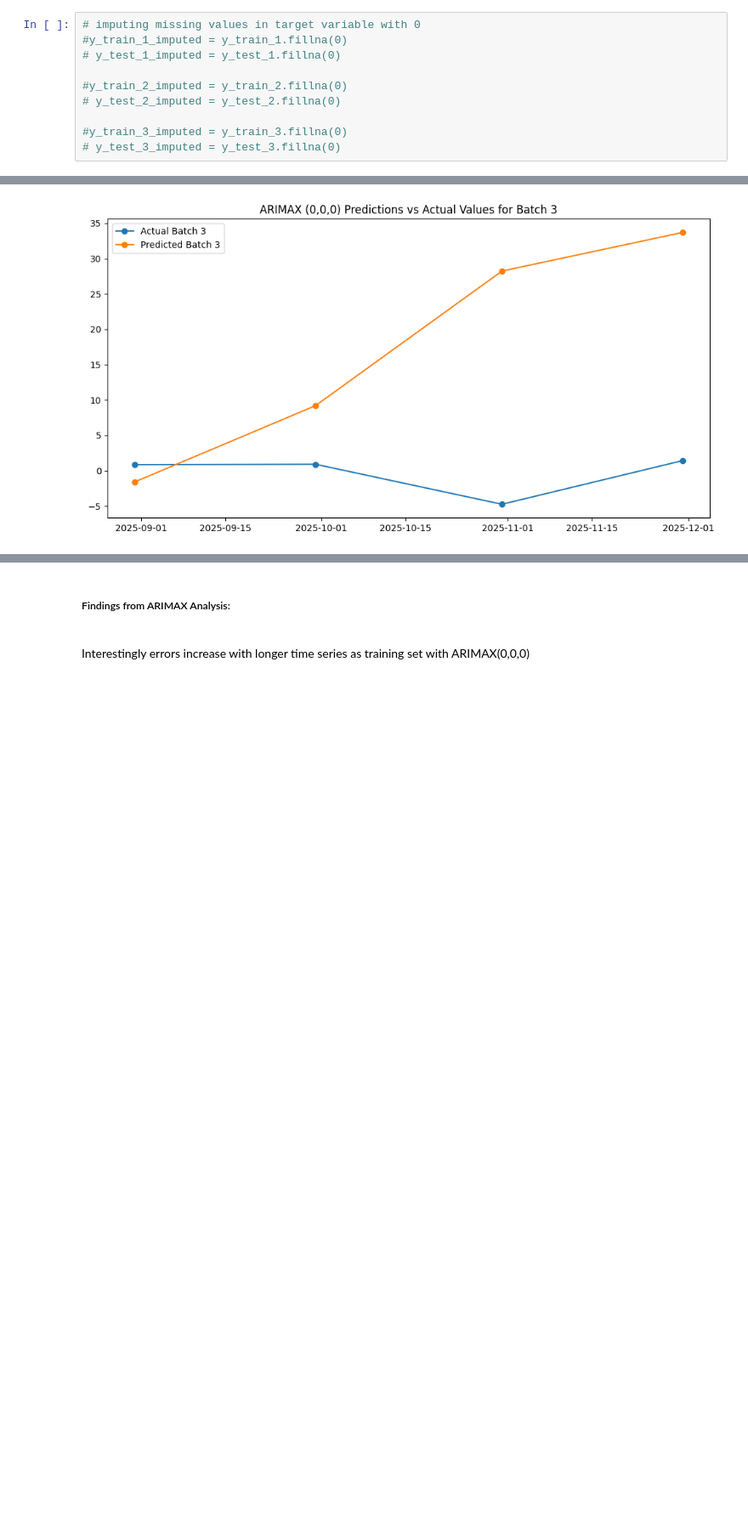
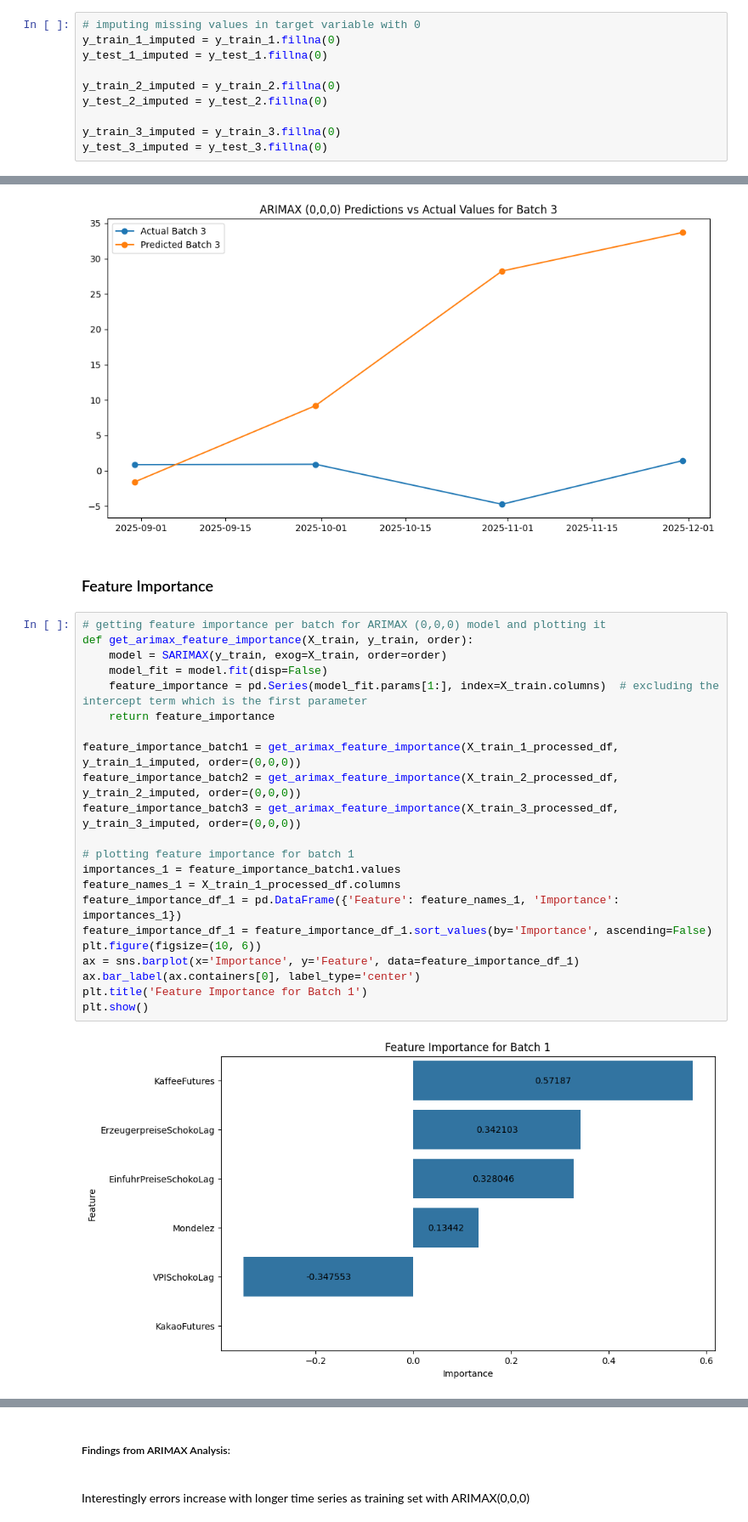
Before and after one commit to salimaabdalla/dpp_projekt_2026, a Jupyter notebook: notebooks/11_ARIMAX_monthly_updated_prediction.ipynb, the cells around one changed output, grey strips where cells are left out. Shown at 85% size. Cells and saved outputs as stored; diff of their text form; blank space fills up the shorter version.

```diff
--- a/notebooks/11_ARIMAX_monthly_updated_prediction.ipynb
+++ b/notebooks/11_ARIMAX_monthly_updated_prediction.ipynb
@@ -326,14 +353,14 @@ no time lag for cacao futures needed
 #X_train_3_processed_df.drop(columns=[X_train_3_processed_df.columns[0]], inplace=True)
 # %%
 # imputing missing values in target variable with 0
-#y_train_1_imputed = y_train_1.fillna(0)
-# y_test_1_imputed = y_test_1.fillna(0)
+y_train_1_imputed = y_train_1.fillna(0)
+y_test_1_imputed = y_test_1.fillna(0)
 
-#y_train_2_imputed = y_train_2.fillna(0)
-# y_test_2_imputed = y_test_2.fillna(0)
+y_train_2_imputed = y_train_2.fillna(0)
+y_test_2_imputed = y_test_2.fillna(0)
 
-#y_train_3_imputed = y_train_3.fillna(0)
-# y_test_3_imputed = y_test_3.fillna(0)
+y_train_3_imputed = y_train_3.fillna(0)
+y_test_3_imputed = y_test_3.fillna(0)
 # %%
 ## dropping 'Bruttolohn...' in test set as it is subset of target data set
 #X_test_1_processed_df.drop(columns=[X_test_1_processed_df.columns[0]], inplace=True)
@@ -605,3 +625,29 @@ plt.show()
 [figure]
 [figure]
 [figure]
+# %% [markdown]
+### Feature Importance
+# %%
+# getting feature importance per batch for ARIMAX (0,0,0) model and plotting it
+def get_arimax_feature_importance(X_train, y_train, order):
+    model = SARIMAX(y_train, exog=X_train, order=order)
+    model_fit = model.fit(disp=False)
+    feature_importance = pd.Series(model_fit.params[1:], index=X_train.columns)  # excluding the intercept term which is the first parameter
+    return feature_importance
+
+feature_importance_batch1 = get_arimax_feature_importance(X_train_1_processed_df, y_train_1_imputed, order=(0,0,0))
+feature_importance_batch2 = get_arimax_feature_importance(X_train_2_processed_df, y_train_2_imputed, order=(0,0,0))
+feature_importance_batch3 = get_arimax_feature_importance(X_train_3_processed_df, y_train_3_imputed, order=(0,0,0))
+
+# plotting feature importance for batch 1
+importances_1 = feature_importance_batch1.values
+feature_names_1 = X_train_1_processed_df.columns
+feature_importance_df_1 = pd.DataFrame({'Feature': feature_names_1, 'Importance': importances_1})
+feature_importance_df_1 = feature_importance_df_1.sort_values(by='Importance', ascending=False)
+plt.figure(figsize=(10, 6))
+ax = sns.barplot(x='Importance', y='Feature', data=feature_importance_df_1)
+ax.bar_label(ax.containers[0], label_type='center')
+plt.title('Feature Importance for Batch 1')
+plt.show()
+# %% [output]
+[figure, added]
```
Also changed, not shown: parts of 7 cells of this notebook, 2 other files.
